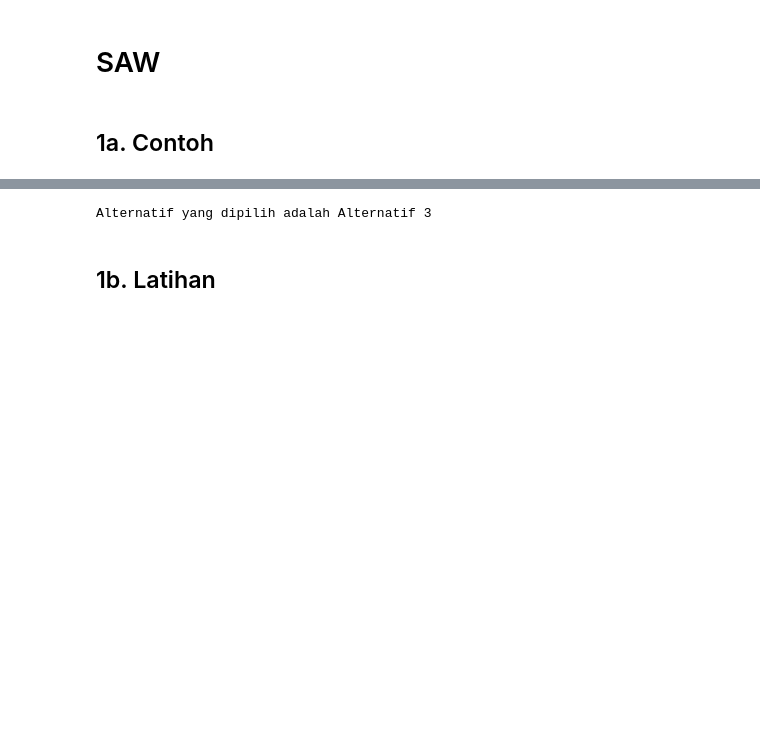
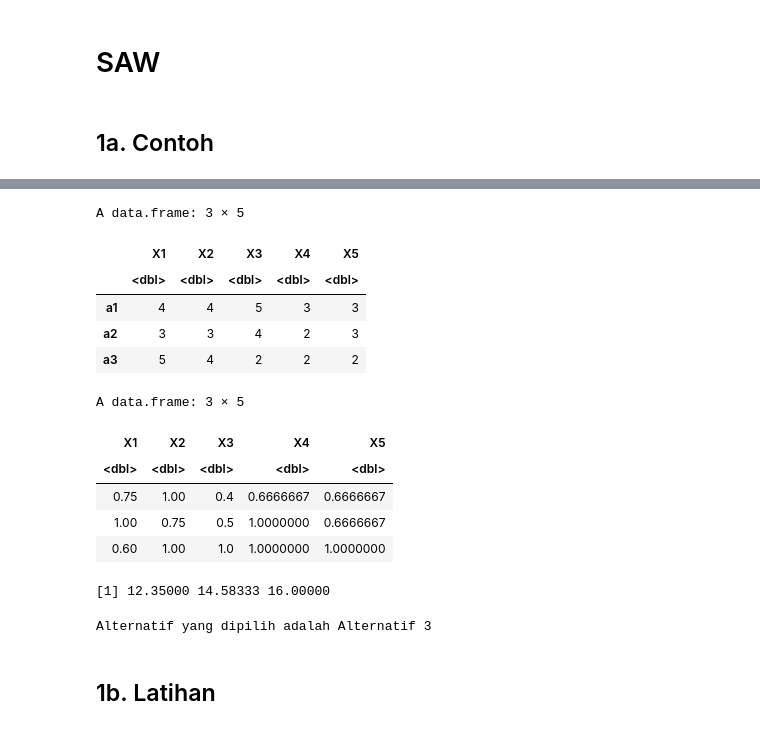
Before and after one commit to khenjyjohnelson/ipynb, a Jupyter notebook: Praktik SAW APS dengan R.ipynb, the cells around one changed output, grey strips where cells are left out. Drawn from its saved outputs; the diff is of its cells as text; code cells hidden in the pictures; blank space fills up the shorter version.

```diff
--- a/Praktik SAW APS dengan R.ipynb
+++ b/Praktik SAW APS dengan R.ipynb
@@ -51,32 +70,51 @@ a2 <- c(3,3,4,2,3)
 a3 <- c(5,4,2,2,2)
 x <- data.frame(a1,a2,a3)
 x <- data.frame(t(x))
+
+x
 
 c <- c('cost', 'benefit', 'cost', 'cost', 'cost')
 
 n_col <- ncol(x)
 n_row <- nrow(x)
 r <- data.frame(matrix(nrow=n_row,ncol=n_col))
 
 for (j in 1:n_col){
     if (c[j] == 'benefit'){
         r[j] <- x[j]/max(x[j])
     } else if (c[j] == 'cost') {
         r[j] <- min(x[j])/x[j]
     }
 }
 
 
 v <- matrix()
 
+r
+
 for (i in 1:n_row) {
   v[i] <- sum(r[i,] * w)
 }
+
+v
 
 for (i in 1:n_row){
    if (v[i] == max(v)){
      cat("Alternatif yang dipilih adalah Alternatif", i)
      }
 }
 # %% [output]
-Alternatif yang dipilih adalah Alternatif 3
+A data.frame: 3 × 5
+|  | X1 | X2 | X3 | X4 | X5 |
+|  | <dbl> | <dbl> | <dbl> | <dbl> | <dbl> |
+| a1 | 4 | 4 | 5 | 3 | 3 |
+| a2 | 3 | 3 | 4 | 2 | 3 |
+| a3 | 5 | 4 | 2 | 2 | 2 |
+A data.frame: 3 × 5
+| X1 | X2 | X3 | X4 | X5 |
+| <dbl> | <dbl> | <dbl> | <dbl> | <dbl> |
+| 0.75 | 1.00 | 0.4 | 0.6666667 | 0.6666667 |
+| 1.00 | 0.75 | 0.5 | 1.0000000 | 0.6666667 |
+| 0.60 | 1.00 | 1.0 | 1.0000000 | 1.0000000 |
+[1] 12.35000 14.58333 16.00000
+Alternatif yang dipilih adalah Alternatif 3
```
Also changed, not shown: parts of 6 cells of this notebook.
